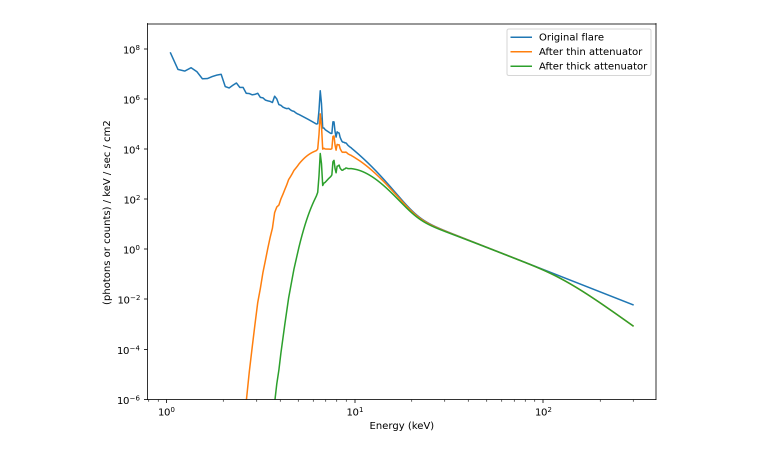
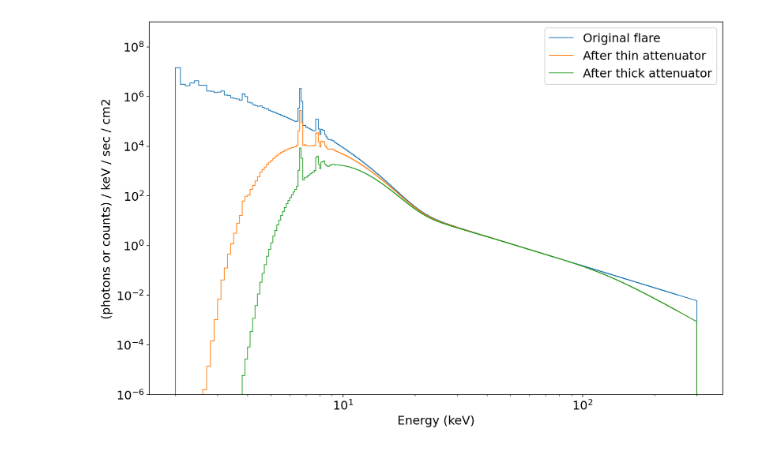
Before and after one commit to umn-impish/cubesat-analytical-detector-sim, a Jupyter notebook: example-detector-sim.ipynb, the cells around one changed output. Saved outputs shown, nothing was run; the diff lists cells and outputs as text; code cells hidden in the pictures.

```diff
--- a/example-detector-sim.ipynb
+++ b/example-detector-sim.ipynb
@@ -3,23 +3,19 @@
 # %%
-# tell Python where to find the simulation files
-import sys
-
-# change to what you need it to be
-source_path = '/Users/settwi/Desktop/diagnostic-detector-sim'
-sys.path.append(source_path)
-
 from adetsim.sim_src.FlareSpectrum import FlareSpectrum
 from adetsim.hafx_src.HafxStack import HafxStack
+import numpy as np
 
 import matplotlib.pyplot as plt
+plt.rcParams['font.size'] = 16
 %config InlineBackend.figure_format = 'retina'
 # %%
 goes_class = 'M5'
-start, end = 1, 300 # keV
+start, end = 2, 300 # keV
 delta_e = 0.1 # keV
+edges = np.arange(start, end + delta_e, delta_e)
 
 fs = FlareSpectrum.make_with_battaglia_scaling(
-    goes_class=goes_class, start_energy=start,
-    end_energy=end, de=delta_e
+    goes_class=goes_class,
+    energy_edges=edges
 )
 # %%
@@ -53,20 +49,20 @@ thick_response = thick_stack.generate_detector_response_to(fs, disperse_energy=a
 # %%
 flare_after_thin = thin_response @ fs.flare
 flare_after_thick = thick_response @ fs.flare
 
-fig, ax = plt.subplots(figsize=(8, 6))
+fig, ax = plt.subplots(figsize=(12, 8))
 ax.set_xscale('log')
 ax.set_yscale('log')
-ax.plot(fs.energies, fs.flare, label='Original flare')
-ax.plot(fs.energies, flare_after_thin, label='After thin attenuator')
-ax.plot(fs.energies, flare_after_thick, label='After thick attenuator')
+ax.stairs(fs.flare, fs.energy_edges, label='Original flare')
+ax.stairs(flare_after_thin, fs.energy_edges, label='After thin attenuator')
+ax.stairs(flare_after_thick, fs.energy_edges, label='After thick attenuator')
 
 ax.set_xlabel('Energy (keV)')
 ax.set_ylabel('(photons or counts) / keV / sec / cm2')
 
 ax.set_ylim(1e-6, 1e9)
 ax.legend()
 fig.tight_layout()
 plt.show()
 # %% [output]
-[figure, old version]
+[figure, new version]
```
Also changed, not shown: parts of 2 cells of this notebook, 2 other files.
